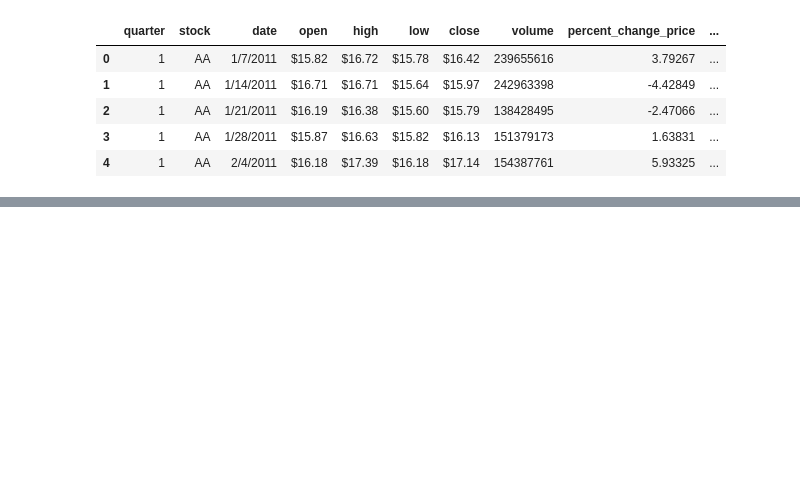
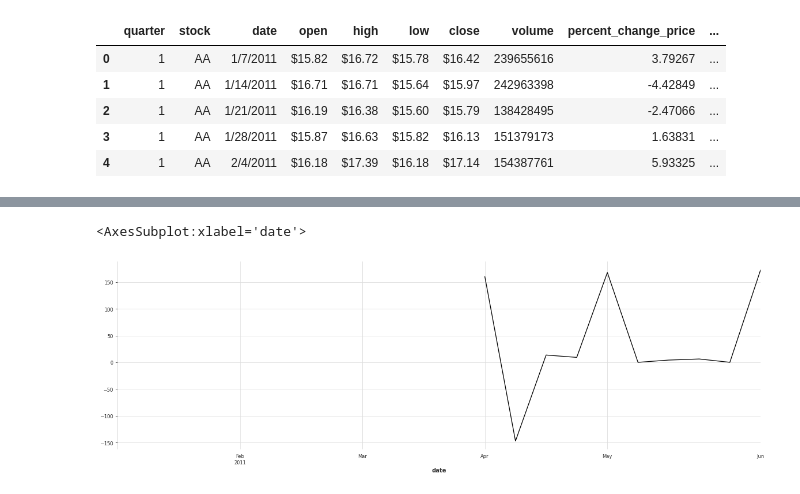
Before and after one commit to DanielFordHUB/solo_project_time_series, a Jupyter notebook: model.ipynb, the cells around one changed output, grey strips where cells are left out. Cells and saved outputs as stored; diff of their text form; code cells hidden in the pictures; blank space fills up the shorter version.

```diff
--- a/model.ipynb
+++ b/model.ipynb
@@ -72,0 +615,5 @@ test_size
+# %%
+train['Open Seasonal First Difference'].plot()
+# %% [output]
+<AxesSubplot:xlabel='date'>
+[figure, added]
```
Also changed, not shown: parts of 84 cells of this notebook, 4 other files.
